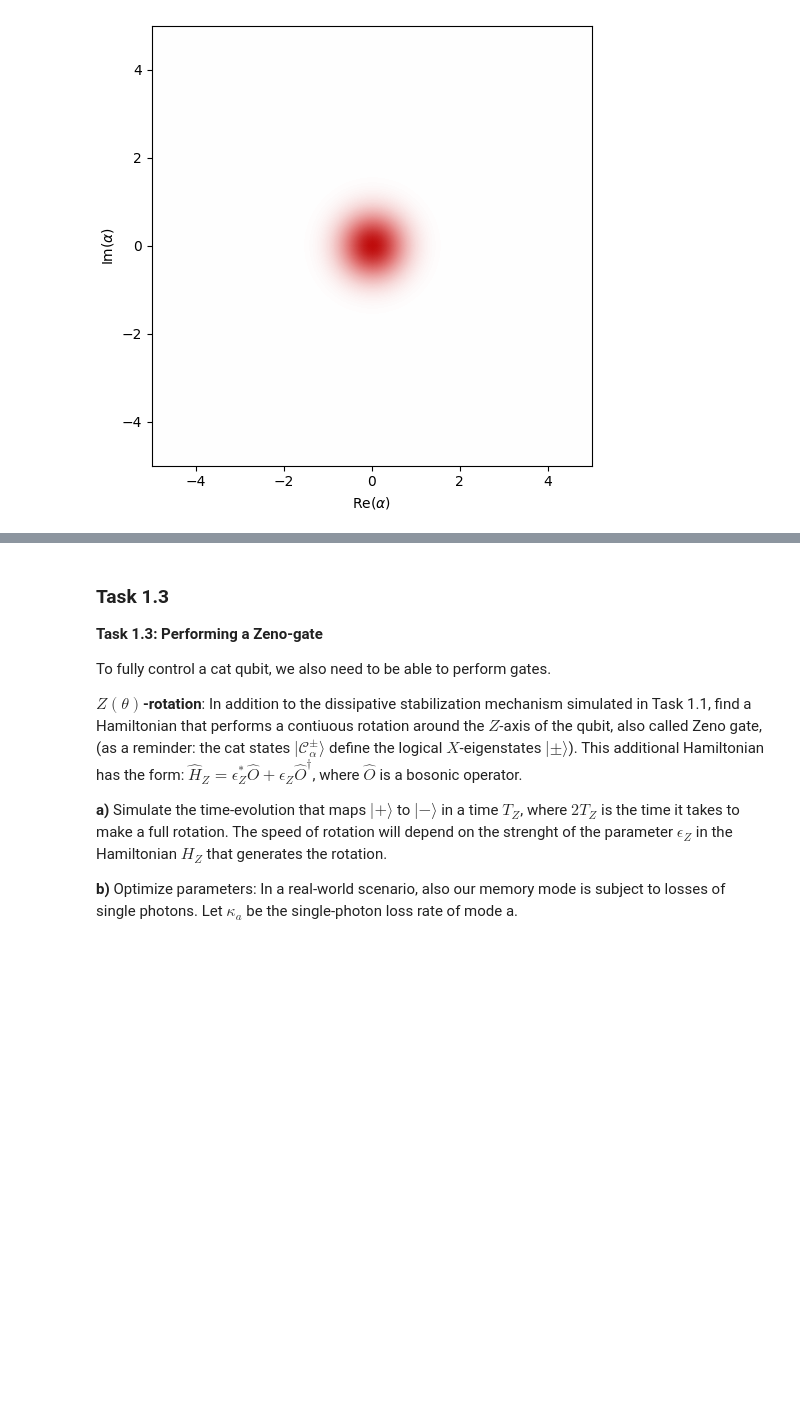
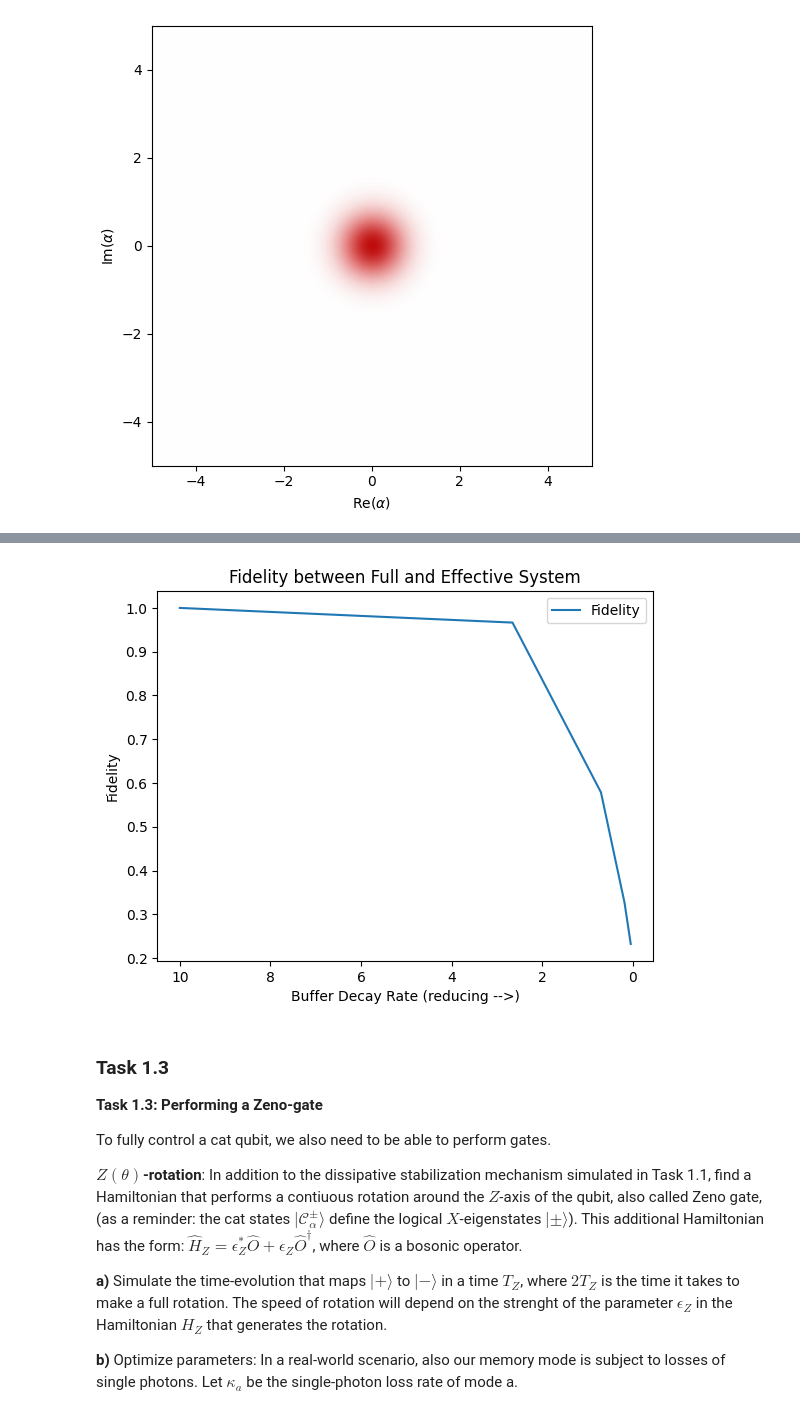
Before and after one commit to iQuHACK/2025-Alice-and-Bob, a Jupyter notebook: submissions/QuantCow/PlayGround.ipynb, the cells around one changed output, grey strips where cells are left out. Drawn from its saved outputs; the diff is of its cells as text; code cells hidden in the pictures; blank space fills up the shorter version.

Commit message:
completed Task 1.2 (added a comprehensive analysis of fidelity implications of reduced Buffer Decay rate) and documented accordingly

```diff
--- a/submissions/QuantCow/PlayGround.ipynb
+++ b/submissions/QuantCow/PlayGround.ipynb
@@ -186,3 +186,82 @@ dq.plot.wigner_gif(res_eff.states, gif_duration = 2, fps=24)
 # %% [output]
 Effective Single-Mode System
 [figure]
+# %%
+# Looking at lower kappa_b values. We will reuse the previous code, wrapping it in a function parameterized
+# by kappa_b. Note that na and other variables are global and will be used in the function.
+
+def simulate_fidelity_over_lower_kappa_b(kappa_b):
+
+    # Define annihilation operators correctly for both modes
+    a, b = dq.destroy(na, nb)
+
+    # Define initial state: vacuum state for both modes
+    psi0 = dq.tensor(dq.fock(na, 0), dq.fock(nb, 0))
+
+    # Define the 2ph Hamiltonian
+    H_2PH = g2 * (a @ a @ b.dag() + a.dag() @ a.dag() @ b)
+
+    # Define the Driving Hamiltonian
+    H_D = epsilon_d * (b + b.dag())
+
+    # Define Hamiltonian (using g2 and epsilon_d)
+    H = H_2PH + H_D
+
+    # Define dissipation (buffer decay)
+    jump_ops = [jnp.sqrt(kappa_b) * b]
+
+    # Define time evolution
+    tsave = jnp.linspace(0, T, 100)
+
+    # Solve the master equation
+    res = dq.mesolve(H, jump_ops, psi0, tsave)
+
+    # Extract the memory mode (mode_a) by partial tracing
+    rho_a = dq.ptrace(res.states,0)  # Keep only mode a
+
+    # Define kappa_2
+    kappa_2 = 4 * (jnp.abs(g2)**2) / kappa_b
+
+    # Define single-mode annihilation operator
+    a_single = dq.destroy(na)
+
+    # Define effective Hamiltonian (set to zero for pure dissipation case)
+    H_eff = dq.zeros(na)
+
+    # Define the cat amplitude
+    alpha_squared = -(epsilon_d / g2)
+
+    # Define the two-photon loss operator
+    L2 = jnp.sqrt(kappa_2) * (a_single @ a_single - alpha_squared * dq.eye(na))
+
+    # Find the result using mesolve
+    res_eff = dq.mesolve(H_eff, [L2], dq.fock(na, 0), tsave)
+
+    # Calculate the fidelity of the full and effective system
+    F = dq.fidelity(rho_a[-1], res_eff.states[-1])
+    # print(f"Fidelity between full and effective system: {F:.4f}")
+
+    return F
+
+# Define the start and end values
+start_value = 10
+end_value = 0.05
+num_terms = 5
+
+# Create an array with exponentially decreasing values
+kappa_b = np.logspace(np.log10(start_value), np.log10(end_value), num=num_terms)
+
+print(kappa_b)
+
+fidelities = []
+for kappa in kappa_b:
+    fidelities.append(simulate_fidelity_over_lower_kappa_b(kappa))
+
+plt.plot(kappa_b, fidelities, label="Fidelity")
+plt.xlabel("Buffer Decay Rate (reducing -->)")
+plt.ylabel("Fidelity")
+plt.legend()
+plt.title("Fidelity between Full and Effective System")
+plt.gca().invert_xaxis()
+plt.show()
+# %% [output]
@@ -189,3 +269,4 @@ Effective Single-Mode System
+[figure, added]
 # %% [markdown]
 ### Task 1.3
 **Task 1.3: Performing a Zeno-gate**
```
Also changed, not shown: parts of 1 cell of this notebook, 1 other file.
